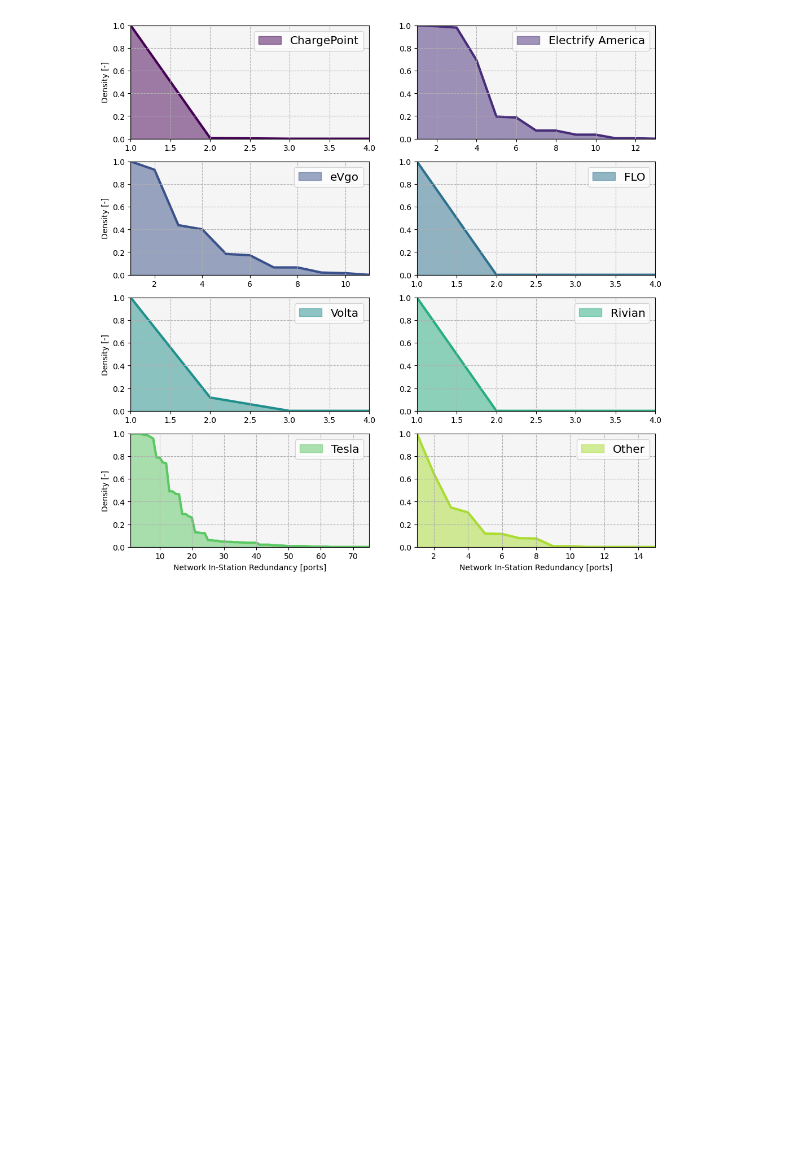
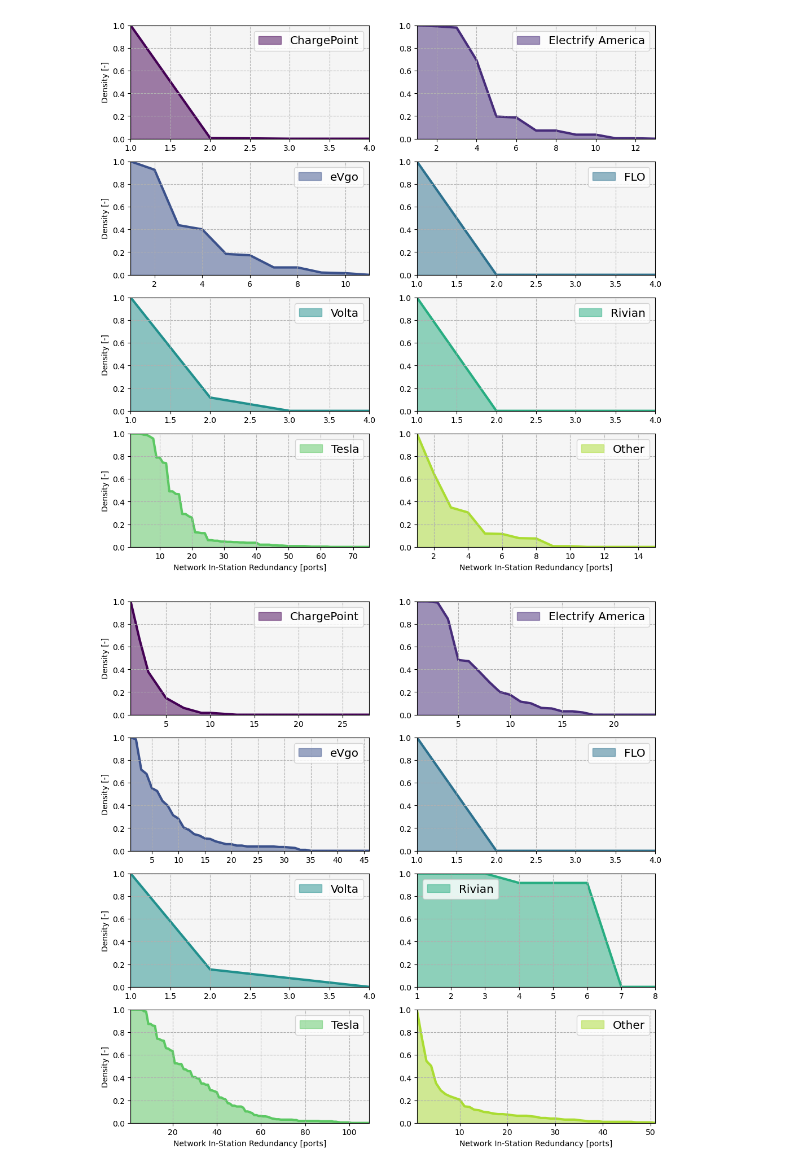
Before and after one commit to airabino/charger_network_analysis, a Jupyter notebook: California_Network_Analysis.ipynb, the cells around one changed output. Cells and saved outputs as stored; diff of their text form; code cells hidden in the pictures; blank space fills up the shorter version.

Commit message:
Aaron 5/23/2024 1: Worked on paper

```diff
--- a/California_Network_Analysis.ipynb
+++ b/California_Network_Analysis.ipynb
@@ -1349,7 +1359,7 @@ h = []
 
 for idx, combination in enumerate(combinations):
 
-    x_i, n_i, h_i = redndancy_in_station(graph, combination)
+    x_i, n_i, h_i = src.analysis.redundancy_in_station(subgraphs[labels[idx]])
 
     x.append(x_i)
     n.append(n_i)
@@ -1484,3 +1494,83 @@ for r in range(rows):
 fig.savefig('Paper/figs/California_RIS_SF_All_Pres.png', bbox_inches = 'tight', dpi = 300)
 # %% [output]
 [figure]
+# %%
+x = []
+n = []
+h = []
+
+for idx, combination in enumerate(combinations):
+
+    x_i, n_i, h_i = src.analysis.redundancy_between_stations(
+        subgraphs[labels[idx]], field = 'time', cutoff = 300,
+    )
+
+    x.append(x_i)
+    n.append(n_i)
+    h.append(h_i)
+# %%
+# m = len(combinations)
+
+m = 8
+rows = 4
+columns = 2
+
+cmap = src.figures.colormap('viridis')
+
+fig, ax = plt.subplots(rows, columns, figsize = (6 * columns, 3 * rows))
+
+idx = 0
+for r in range(rows):
+    for c in range(columns):
+
+        color = cmap(idx / m * .999)
+
+        kw = {
+            'color': color,
+            'zorder': 1,
+            'lw': 3,
+        }
+
+        ax[r, c].plot(x[idx], h[idx].sf(x[idx]), **kw)
+
+        kw = {
+            'color': color,
+            'zorder': 0,
+            'alpha': .5,
+            'label': labels[idx]
+        }
+
+        ax[r, c].fill_between(x[idx], 0, h[idx].sf(x[idx]), **kw)
+
+        xlabel = None
+        ylabel = None
+
+        if r == 3:
+            xlabel = 'Network In-Station Redundancy [ports]'
+
+        if c == 0:
+            ylabel = 'Density [-]'
+
+        kw = {
+            'xlim': [x[idx][0], x[idx][-1]],
+            'ylim': [0, 1],
+            'xlabel': xlabel,
+            'ylabel': ylabel,
+            'facecolor': 'whitesmoke',
+        }
+
+        ax[r, c].set(**kw)
+
+        kw = {
+            'ls': '--',
+        }
+
+        ax[r, c].grid(**kw)
+
+        ax[r, c].legend(fontsize = 'x-large')
+
+        idx += 1
+
+fig.savefig('Paper/figs/California_RBS_300_SF_All.png', bbox_inches = 'tight', dpi = 300)
+# %% [output]
+[figure, added]
```
Also changed, not shown: parts of 7 cells of this notebook, 26 other files.
